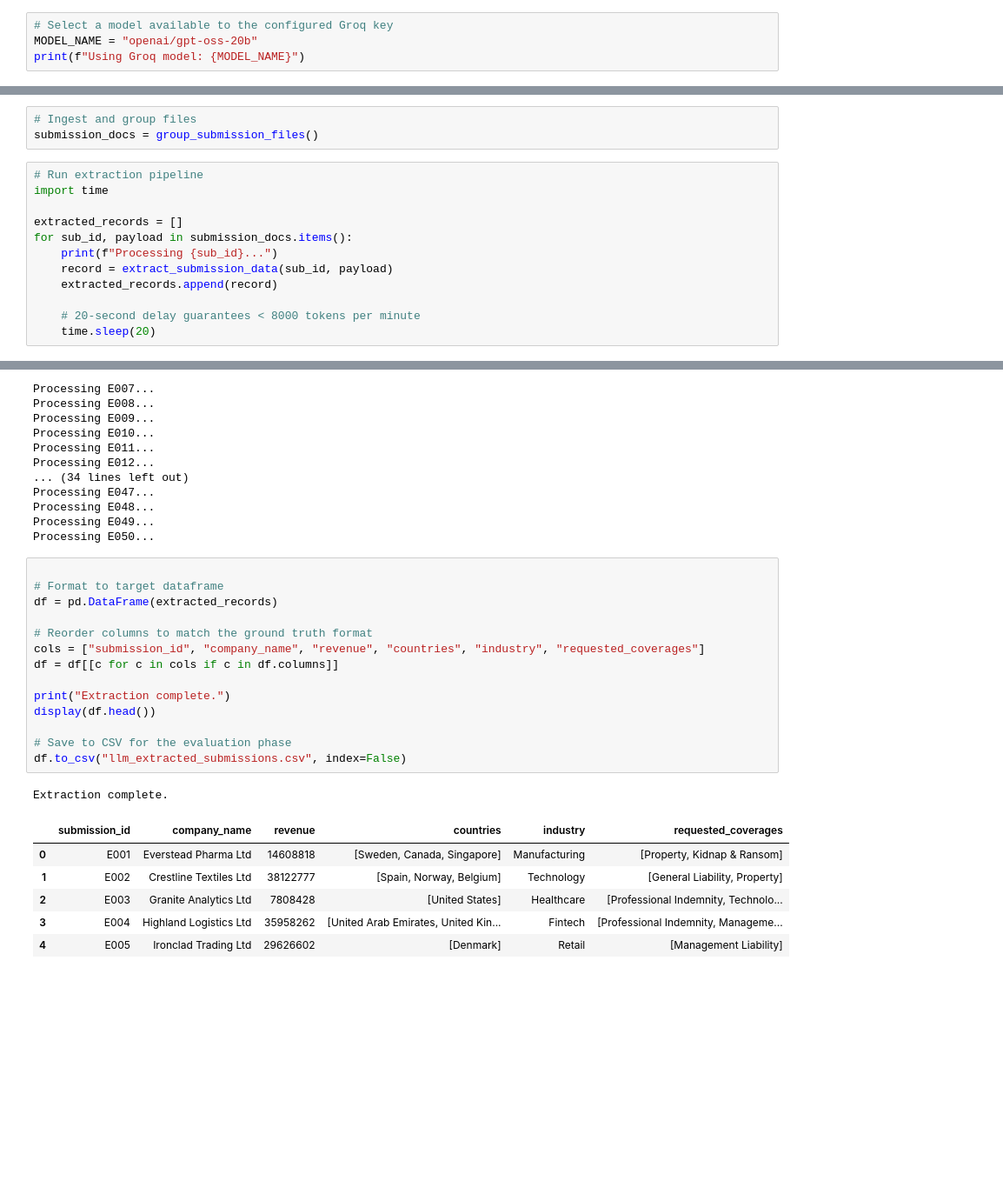
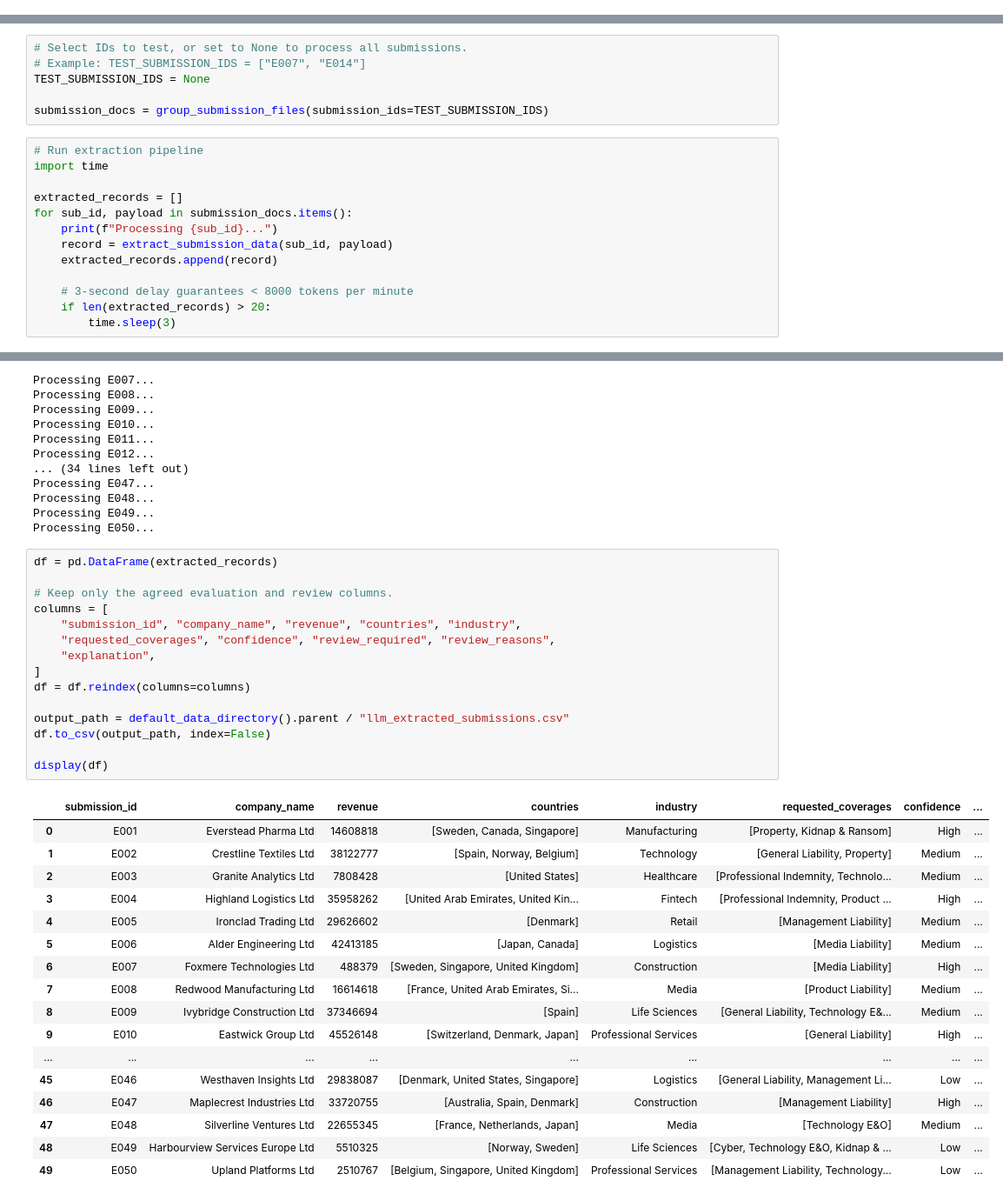
Before and after one commit to Beck40/Gen-AI, a Jupyter notebook: code/email_ingestion/notebooks/02_email_ingestion.ipynb, the cells around one changed output, grey strips where cells are left out. Shown at 87% size. Cells and saved outputs as stored; diff of their text form; blank space fills up the shorter version.

Commit message:
Added confidence scoring and model reasoning

```diff
--- a/code/email_ingestion/notebooks/02_email_ingestion.ipynb
+++ b/code/email_ingestion/notebooks/02_email_ingestion.ipynb
@@ -88,4 +18,0 @@ def extract_submission_data(sub_id, text_payload):
-# %%
-# Select a model available to the configured Groq key
-MODEL_NAME = "openai/gpt-oss-20b"
-print(f"Using Groq model: {MODEL_NAME}")
@@ -94,6 +122,9 @@ Using Groq model: openai/gpt-oss-20b
 # %%
-# Ingest and group files
-submission_docs = group_submission_files()
+# Select IDs to test, or set to None to process all submissions.
+# Example: TEST_SUBMISSION_IDS = ["E007", "E014"]
+TEST_SUBMISSION_IDS = None
+
+submission_docs = group_submission_files(submission_ids=TEST_SUBMISSION_IDS)
 # %%
 # Run extraction pipeline
 import time
@@ -104,8 +135,9 @@ for sub_id, payload in submission_docs.items():
     record = extract_submission_data(sub_id, payload)
     extracted_records.append(record)
 
-    # 20-second delay guarantees < 8000 tokens per minute
-    time.sleep(20)
+    # 3-second delay guarantees < 8000 tokens per minute
+    if len(extracted_records) > 20:
+        time.sleep(3)
 # %% [output]
 Processing E001...
 Processing E002...
@@ -125,24 +157,35 @@ Processing E048...
 Processing E049...
 Processing E050...
 # %%
-
-# Format to target dataframe
 df = pd.DataFrame(extracted_records)
 
-# Reorder columns to match the ground truth format
-cols = ["submission_id", "company_name", "revenue", "countries", "industry", "requested_coverages"]
-df = df[[c for c in cols if c in df.columns]]
+# Keep only the agreed evaluation and review columns.
+columns = [
+    "submission_id", "company_name", "revenue", "countries", "industry",
+    "requested_coverages", "confidence", "review_required", "review_reasons",
+    "explanation",
+]
+df = df.reindex(columns=columns)
 
-print("Extraction complete.")
-display(df.head())
+output_path = default_data_directory().parent / "llm_extracted_submissions.csv"
+df.to_csv(output_path, index=False)
 
-# Save to CSV for the evaluation phase
-df.to_csv("llm_extracted_submissions.csv", index=False)
+display(df)
 # %% [output]
-Extraction complete.
-|  | submission_id | company_name | revenue | countries | industry | requested_coverages |
-| 0 | E001 | Everstead Pharma Ltd | 14608818 | [Sweden, Canada, Singapore] | Manufacturing | [Property, Kidnap & Ransom] |
-| 1 | E002 | Crestline Textiles Ltd | 38122777 | [Spain, Norway, Belgium] | Technology | [General Liability, Property] |
-| 2 | E003 | Granite Analytics Ltd | 7808428 | [United States] | Healthcare | [Professional Indemnity, Technolo... |
-| 3 | E004 | Highland Logistics Ltd | 35958262 | [United Arab Emirates, United Kin... | Fintech | [Professional Indemnity, Manageme... |
-| 4 | E005 | Ironclad Trading Ltd | 29626602 | [Denmark] | Retail | [Management Liability] |
+|  | submission_id | company_name | revenue | countries | industry | requested_coverages | confidence | ... |
+| 0 | E001 | Everstead Pharma Ltd | 14608818 | [Sweden, Canada, Singapore] | Manufacturing | [Property, Kidnap & Ransom] | High | ... |
+| 1 | E002 | Crestline Textiles Ltd | 38122777 | [Spain, Norway, Belgium] | Technology | [General Liability, Property] | Medium | ... |
+| 2 | E003 | Granite Analytics Ltd | 7808428 | [United States] | Healthcare | [Professional Indemnity, Technolo... | Medium | ... |
+| 3 | E004 | Highland Logistics Ltd | 35958262 | [United Arab Emirates, United Kin... | Fintech | [Professional Indemnity, Product ... | High | ... |
+| 4 | E005 | Ironclad Trading Ltd | 29626602 | [Denmark] | Retail | [Management Liability] | Medium | ... |
+| 5 | E006 | Alder Engineering Ltd | 42413185 | [Japan, Canada] | Logistics | [Media Liability] | Medium | ... |
+| 6 | E007 | Foxmere Technologies Ltd | 488379 | [Sweden, Singapore, United Kingdom] | Construction | [Media Liability] | High | ... |
+| 7 | E008 | Redwood Manufacturing Ltd | 16614618 | [France, United Arab Emirates, Si... | Media | [Product Liability] | Medium | ... |
+| 8 | E009 | Ivybridge Construction Ltd | 37346694 | [Spain] | Life Sciences | [General Liability, Technology E&... | Medium | ... |
+| 9 | E010 | Eastwick Group Ltd | 45526148 | [Switzerland, Denmark, Japan] | Professional Services | [General Liability] | High | ... |
+| ... | ... | ... | ... | ... | ... | ... | ... | ... |
+| 45 | E046 | Westhaven Insights Ltd | 29838087 | [Denmark, United States, Singapore] | Logistics | [General Liability, Management Li... | Low | ... |
+| 46 | E047 | Maplecrest Industries Ltd | 33720755 | [Australia, Spain, Denmark] | Construction | [Management Liability] | High | ... |
+| 47 | E048 | Silverline Ventures Ltd | 22655345 | [France, Netherlands, Japan] | Media | [Technology E&O] | Medium | ... |
+| 48 | E049 | Harbourview Services Europe Ltd | 5510325 | [Norway, Sweden] | Life Sciences | [Cyber, Technology E&O, Kidnap & ... | Low | ... |
+| 49 | E050 | Upland Platforms Ltd | 2510767 | [Belgium, Singapore, United Kingdom] | Professional Services | [Management Liability, Technology... | Low | ... |
```
Also changed, not shown: parts of 3 cells of this notebook, 5 other files.
